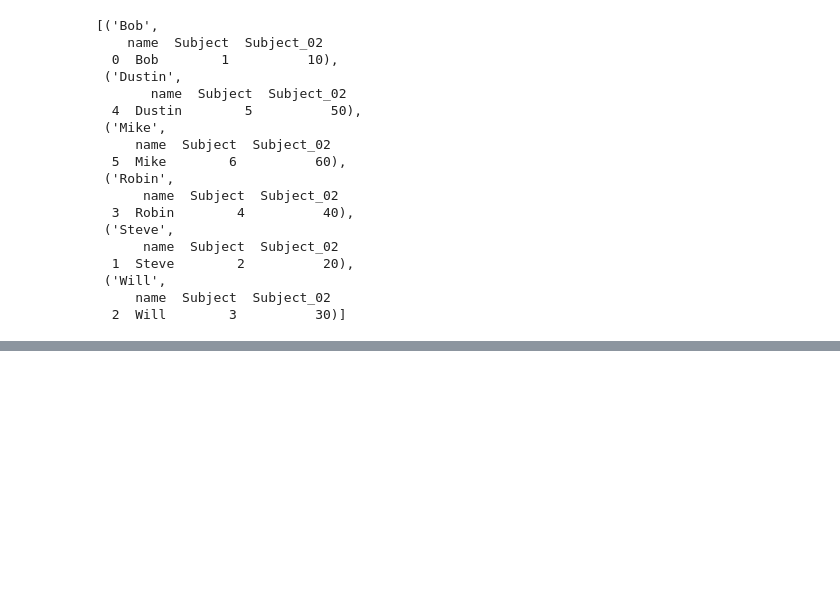
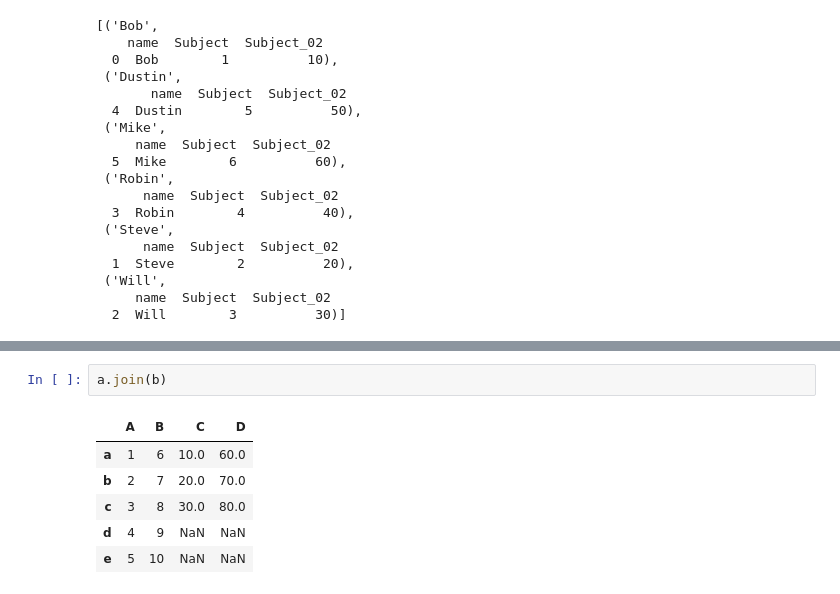
Before and after one commit to NishmthaM/Python_pandas, a Jupyter notebook: python_pandas02.ipynb, the cells around one changed output, grey strips where cells are left out. Saved outputs shown, nothing was run; the diff lists cells and outputs as text; blank space fills up the shorter version.

```diff
--- a/python_pandas02.ipynb
+++ b/python_pandas02.ipynb
@@ -97,0 +147,9 @@ list(b)  # to create a list
+# %%
+a.join(b)
+# %% [output]
+|  | A | B | C | D |
+| a | 1 | 6 | 10.0 | 60.0 |
+| b | 2 | 7 | 20.0 | 70.0 |
+| c | 3 | 8 | 30.0 | 80.0 |
+| d | 4 | 9 | NaN | NaN |
+| e | 5 | 10 | NaN | NaN |
```
Also changed, not shown: parts of 11 cells of this notebook.
